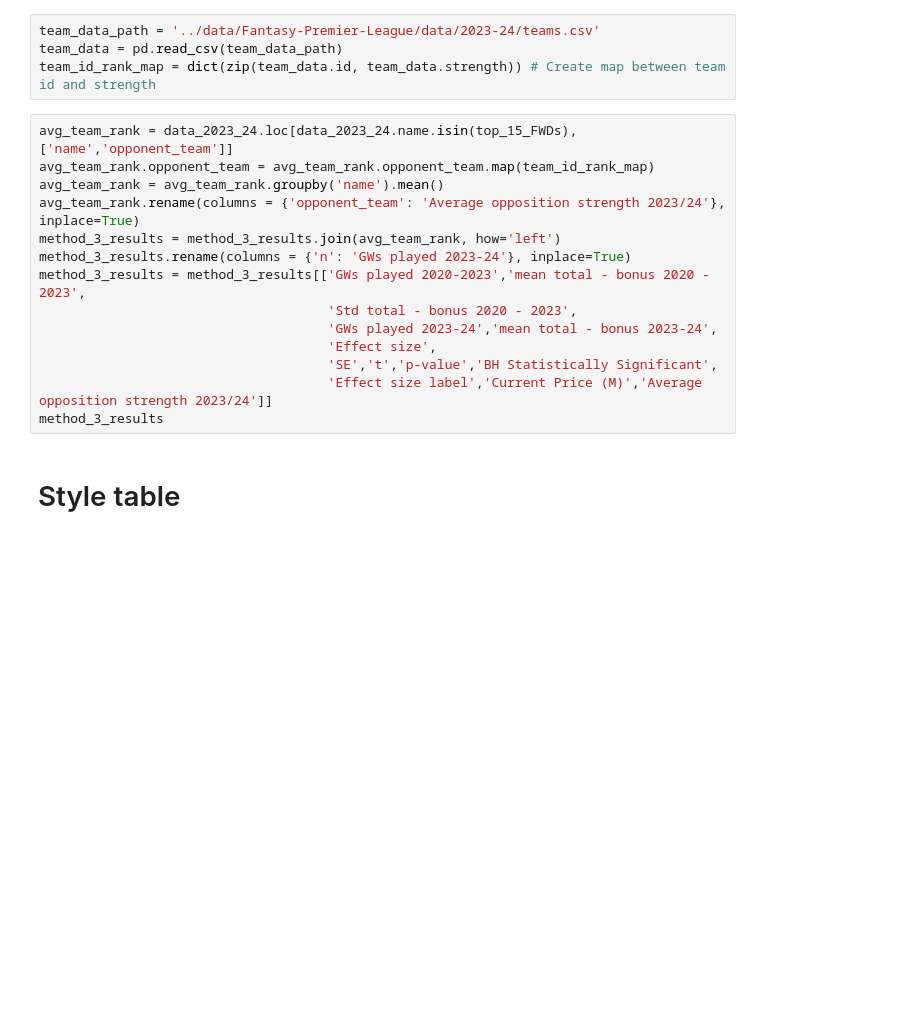
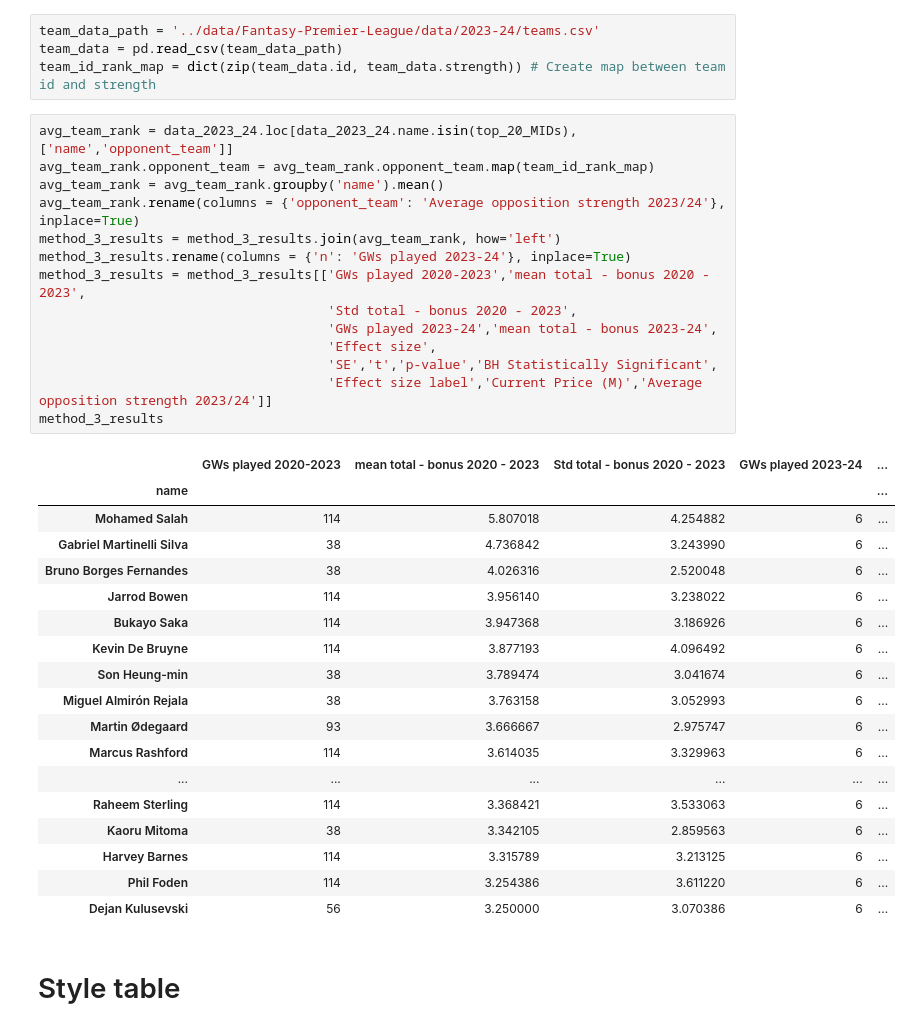
Before and after one commit to cooke99/PL-Analysis, a Jupyter notebook: Midfielder Player Analysis.ipynb, the cells around one changed output. Cells and saved outputs as stored; diff of their text form; blank space fills up the shorter version.

```diff
--- a/Midfielder Player Analysis.ipynb
+++ b/Midfielder Player Analysis.ipynb
@@ -786,19 +917,38 @@ team_data_path = '../data/Fantasy-Premier-League/data/2023-24/teams.csv'
 team_data = pd.read_csv(team_data_path)
 team_id_rank_map = dict(zip(team_data.id, team_data.strength)) # Create map between team id and strength
 # %%
-avg_team_rank = data_2023_24.loc[data_2023_24.name.isin(top_15_FWDs), ['name','opponent_team']]
+avg_team_rank = data_2023_24.loc[data_2023_24.name.isin(top_20_MIDs), ['name','opponent_team']]
 avg_team_rank.opponent_team = avg_team_rank.opponent_team.map(team_id_rank_map)
 avg_team_rank = avg_team_rank.groupby('name').mean()
 avg_team_rank.rename(columns = {'opponent_team': 'Average opposition strength 2023/24'}, inplace=True)
 method_3_results = method_3_results.join(avg_team_rank, how='left')
 method_3_results.rename(columns = {'n': 'GWs played 2023-24'}, inplace=True)
 method_3_results = method_3_results[['GWs played 2020-2023','mean total - bonus 2020 - 2023',
                                      'Std total - bonus 2020 - 2023',
                                      'GWs played 2023-24','mean total - bonus 2023-24',
                                      'Effect size',
                                      'SE','t','p-value','BH Statistically Significant',
                                      'Effect size label','Current Price (M)','Average opposition strength 2023/24']]
 method_3_results
+# %% [output]
+|  | GWs played 2020-2023 | mean total - bonus 2020 - 2023 | Std total - bonus 2020 - 2023 | GWs played 2023-24 | ... |
+| name |  |  |  |  | ... |
+| Mohamed Salah | 114 | 5.807018 | 4.254882 | 6 | ... |
+| Gabriel Martinelli Silva | 38 | 4.736842 | 3.243990 | 6 | ... |
+| Bruno Borges Fernandes | 38 | 4.026316 | 2.520048 | 6 | ... |
+| Jarrod Bowen | 114 | 3.956140 | 3.238022 | 6 | ... |
+| Bukayo Saka | 114 | 3.947368 | 3.186926 | 6 | ... |
+| Kevin De Bruyne | 114 | 3.877193 | 4.096492 | 6 | ... |
+| Son Heung-min | 38 | 3.789474 | 3.041674 | 6 | ... |
+| Miguel Almirón Rejala | 38 | 3.763158 | 3.052993 | 6 | ... |
+| Martin Ødegaard | 93 | 3.666667 | 2.975747 | 6 | ... |
+| Marcus Rashford | 114 | 3.614035 | 3.329963 | 6 | ... |
+| ... | ... | ... | ... | ... | ... |
+| Raheem Sterling | 114 | 3.368421 | 3.533063 | 6 | ... |
+| Kaoru Mitoma | 38 | 3.342105 | 2.859563 | 6 | ... |
+| Harvey Barnes | 114 | 3.315789 | 3.213125 | 6 | ... |
+| Phil Foden | 114 | 3.254386 | 3.611220 | 6 | ... |
+| Dejan Kulusevski | 56 | 3.250000 | 3.070386 | 6 | ... |
 # %% [markdown]
 # Style table
 # %%
```
Also changed, not shown: parts of 21 cells of this notebook, 3 other files.
